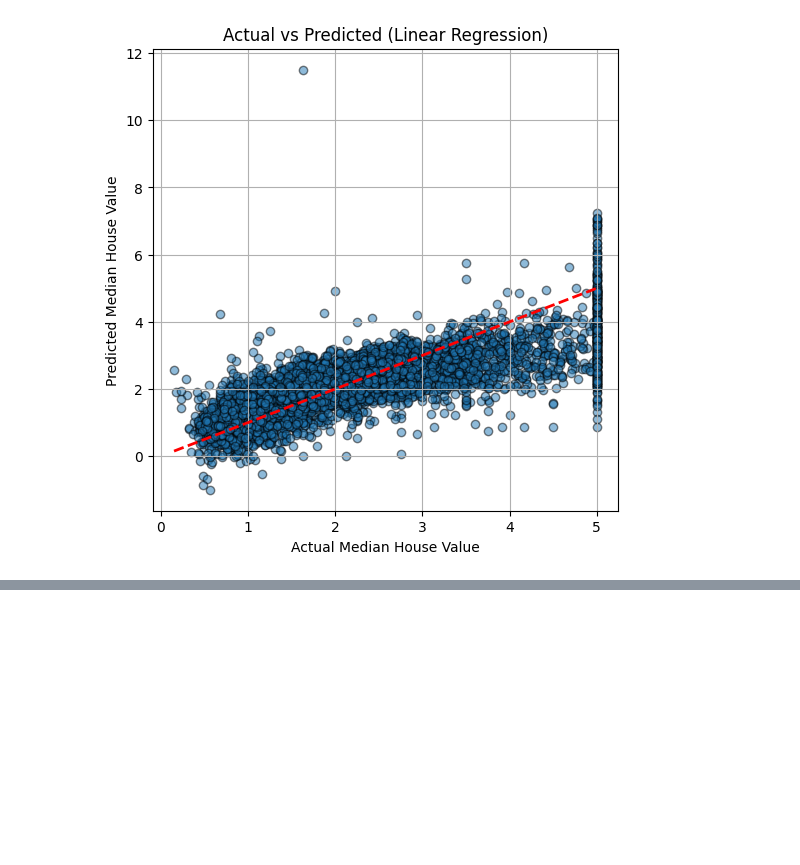
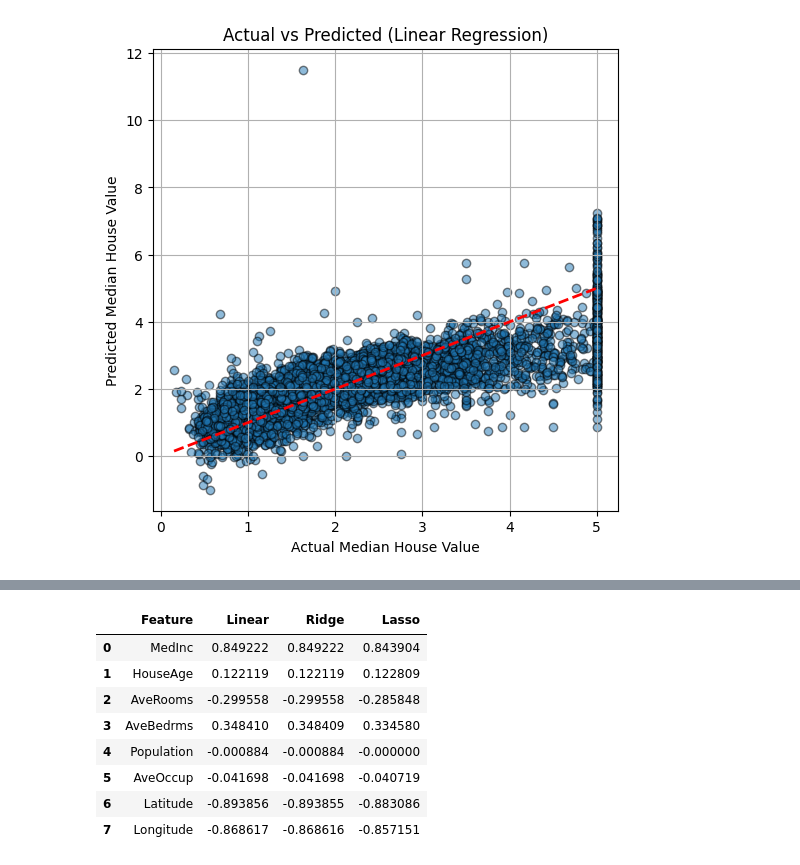
Before and after one commit to giannismantzaris-cmd/DAMA61, a Jupyter notebook: Mantzaris_WA2.ipynb, the cells around one changed output, grey strips where cells are left out. Cells and saved outputs as stored; diff of their text form; code cells hidden in the pictures; blank space fills up the shorter version.

```diff
--- a/Mantzaris_WA2.ipynb
+++ b/Mantzaris_WA2.ipynb
@@ -152,0 +228,12 @@ plt.show()
+# %%
+# Pipeline: StandardScaler -> Lasso
+from sklearn.linear_model import Lasso
+
+lasso_pipeline = Pipeline([
+    ("scaler", StandardScaler()),
+    ("lasso",  Lasso(max_iter=10000))
+])
+# %%
+lasso_param_grid = {
+    "lasso__alpha": [0.001, 0.01, 0.1, 1, 10]
+}
@@ -152,0 +294,19 @@ plt.show()
+# %%
+coef_df = pd.DataFrame({
+    "Feature": X_train.columns,
+    "Linear": lin_coef,
+    "Ridge": ridge_coef,
+    "Lasso": lasso_coef
+})
+
+coef_df
+# %% [output]
+|  | Feature | Linear | Ridge | Lasso |
+| 0 | MedInc | 0.849222 | 0.849222 | 0.843904 |
+| 1 | HouseAge | 0.122119 | 0.122119 | 0.122809 |
+| 2 | AveRooms | -0.299558 | -0.299558 | -0.285848 |
+| 3 | AveBedrms | 0.348410 | 0.348409 | 0.334580 |
+| 4 | Population | -0.000884 | -0.000884 | -0.000000 |
+| 5 | AveOccup | -0.041698 | -0.041698 | -0.040719 |
+| 6 | Latitude | -0.893856 | -0.893855 | -0.883086 |
+| 7 | Longitude | -0.868617 | -0.868616 | -0.857151 |
```
Also changed, not shown: parts of 26 cells of this notebook.
